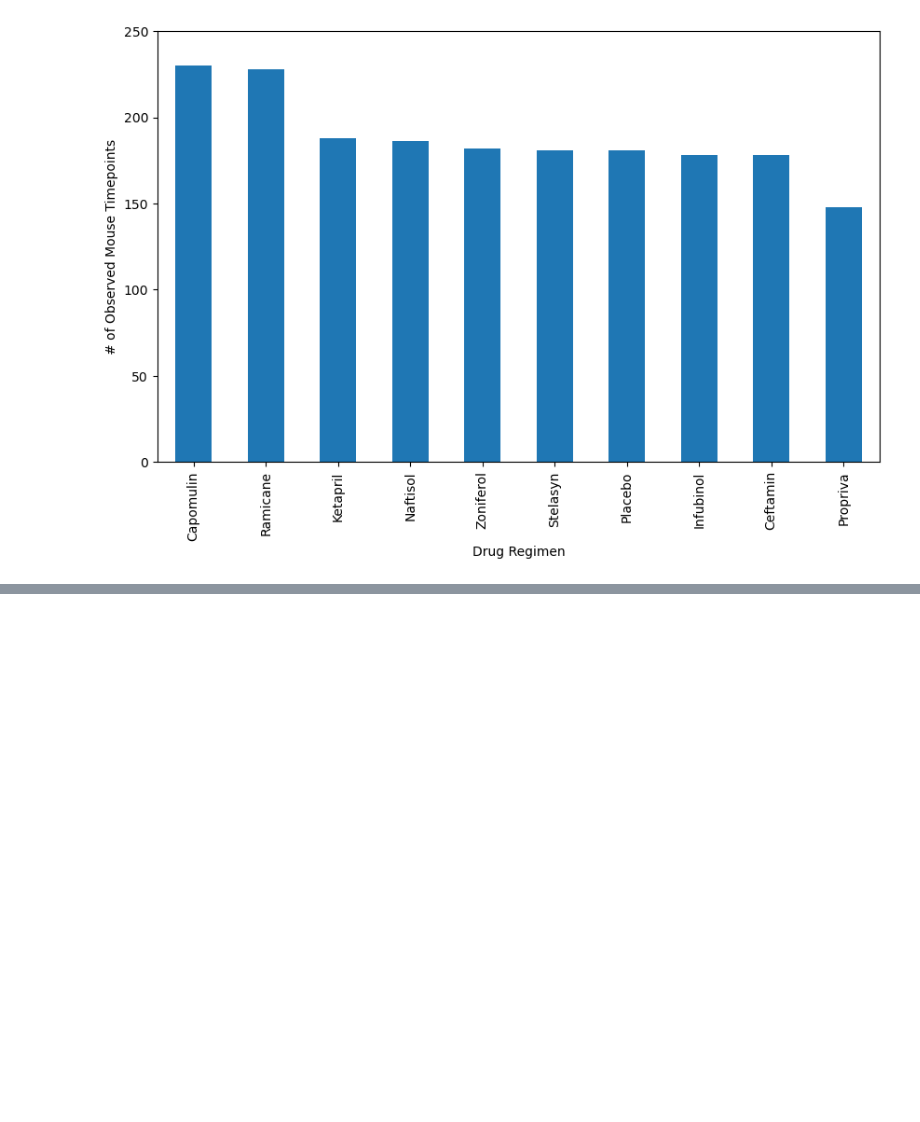
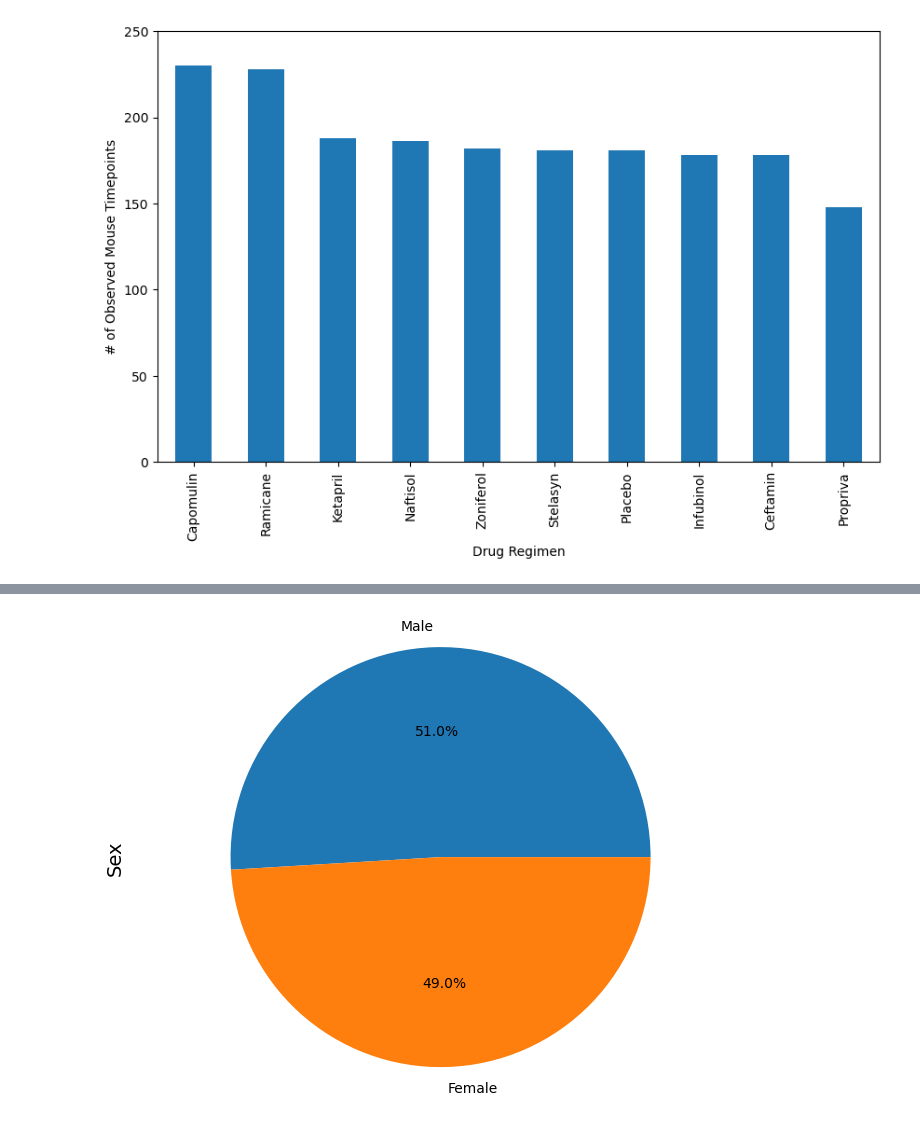
Before and after one commit to samrawitb/matplotlib-challenge, a Jupyter notebook: Pymaceuticals/pymaceuticals.ipynb, the cells around one changed output, grey strips where cells are left out. Drawn from its saved outputs; the diff is of its cells as text; code cells hidden in the pictures; blank space fills up the shorter version.

```diff
--- a/Pymaceuticals/pymaceuticals.ipynb
+++ b/Pymaceuticals/pymaceuticals.ipynb
@@ -169,0 +169,10 @@ AttributeError: module 'matplotlib.pyplot' has no attribute 'plotbar'
+# %%
+# Generate a pie plot showing the distribution of female versus male mice using Pandas
+mouse_count = df_cleaned["Sex"].value_counts()
+plt.figure(figsize=(8,6))
+plt.pie(, mouse_count, labels=["Male", "Female"], autopct="%1.1f%%")
+plt.ylabel("Sex", fontsize=14)
+plt.axis("equal")
+plt.show()
+# %% [output]
+[figure, added]
```
Also changed, not shown: parts of 11 cells of this notebook.
